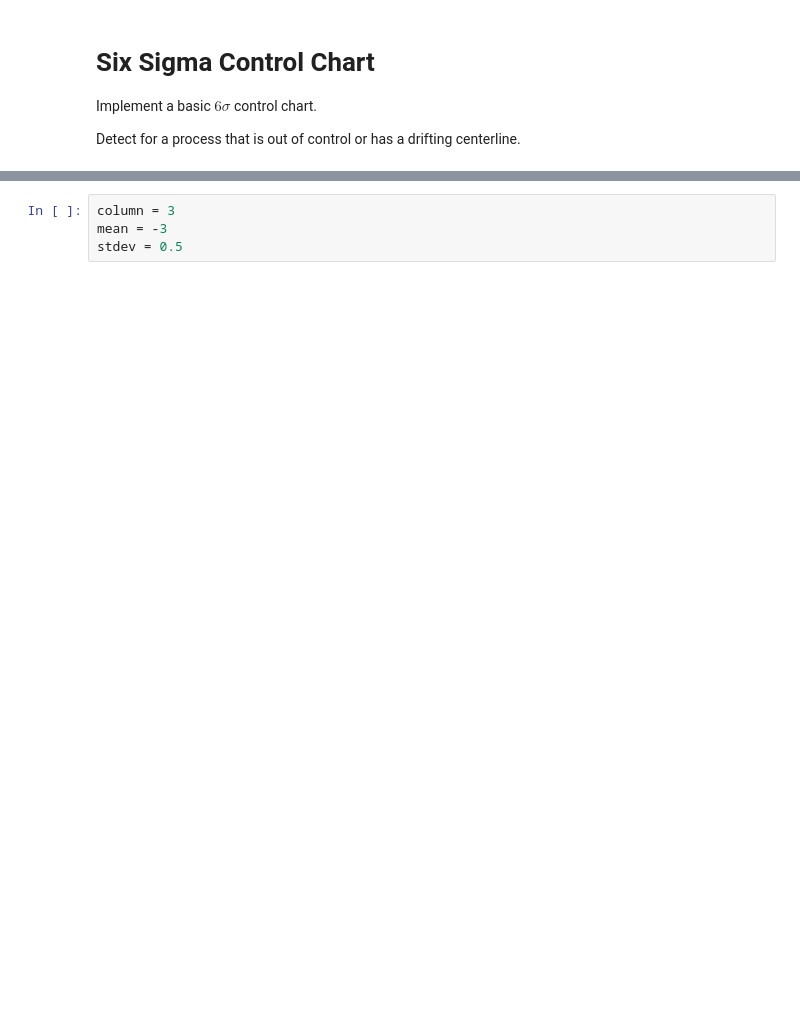
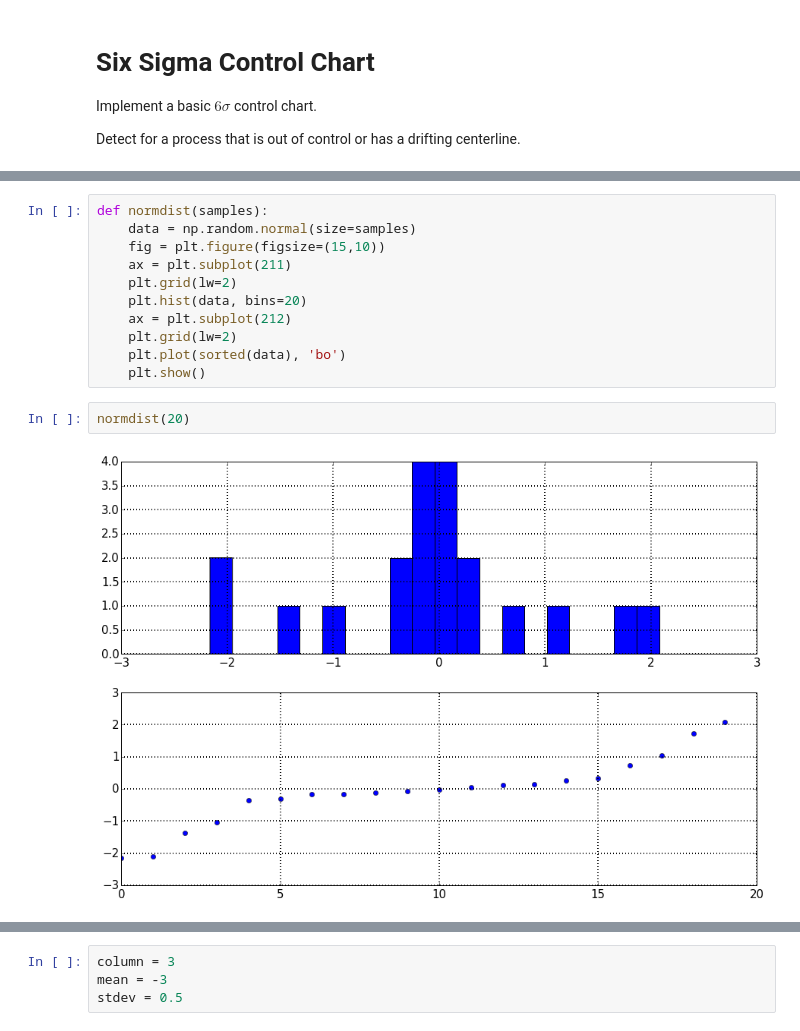
Before and after one commit to MathYourLife/lesson_analytics_101, a Jupyter notebook: notebooks/control-chart.ipynb, the cells around one changed output, grey strips where cells are left out. Saved outputs shown, nothing was run; the diff lists cells and outputs as text; blank space fills up the shorter version.

```diff
--- a/notebooks/control-chart.ipynb
+++ b/notebooks/control-chart.ipynb
@@ -19,0 +64,15 @@ import control_chart
+# %%
+def normdist(samples):
+    data = np.random.normal(size=samples)
+    fig = plt.figure(figsize=(15,10))
+    ax = plt.subplot(211)
+    plt.grid(lw=2)
+    plt.hist(data, bins=20)
+    ax = plt.subplot(212)
+    plt.grid(lw=2)
+    plt.plot(sorted(data), 'bo')
+    plt.show()
+# %%
+normdist(20)
+# %% [output]
+[figure, added]
```
Also changed, not shown: parts of 12 cells of this notebook, 1 other file.
